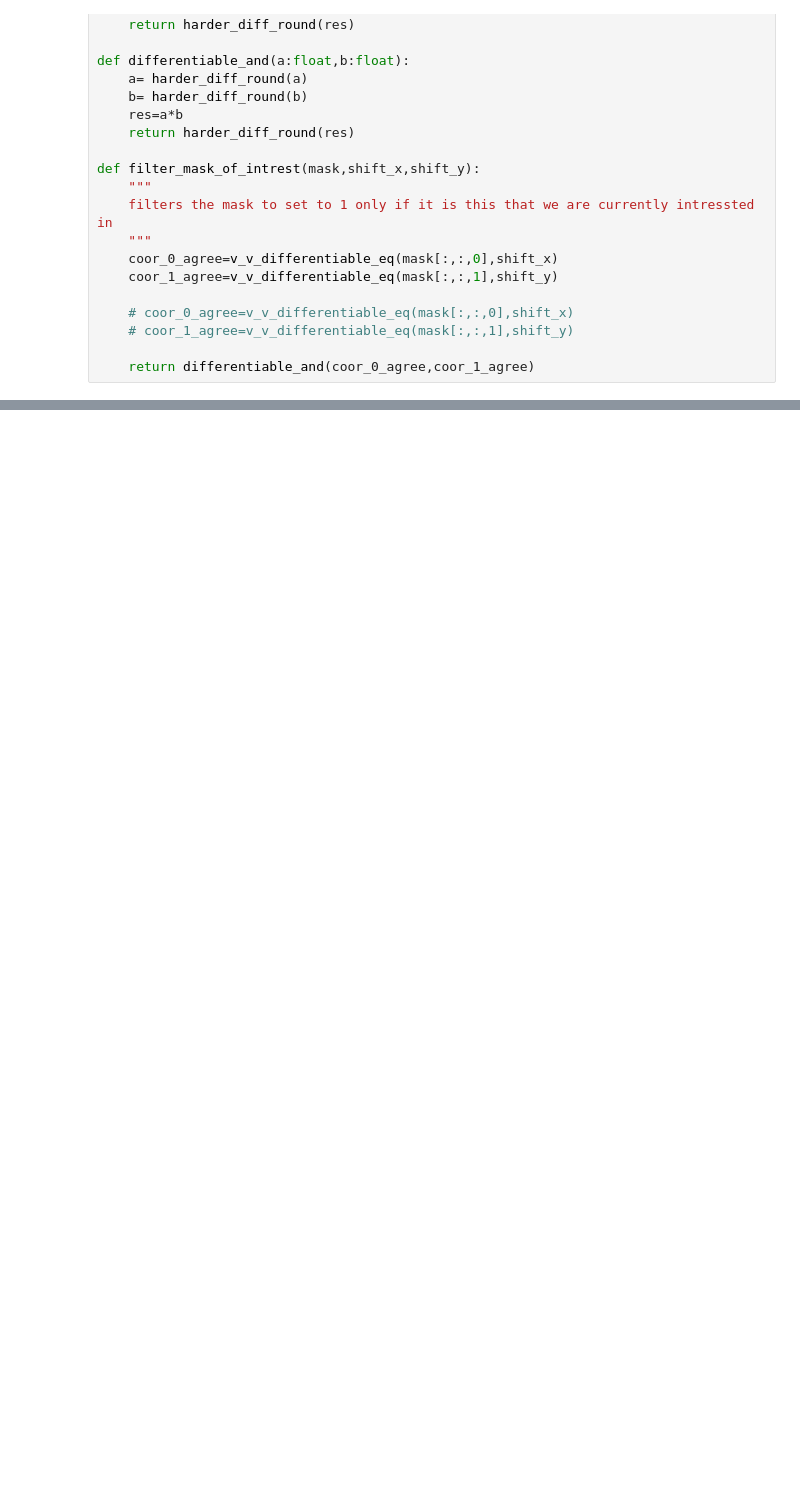
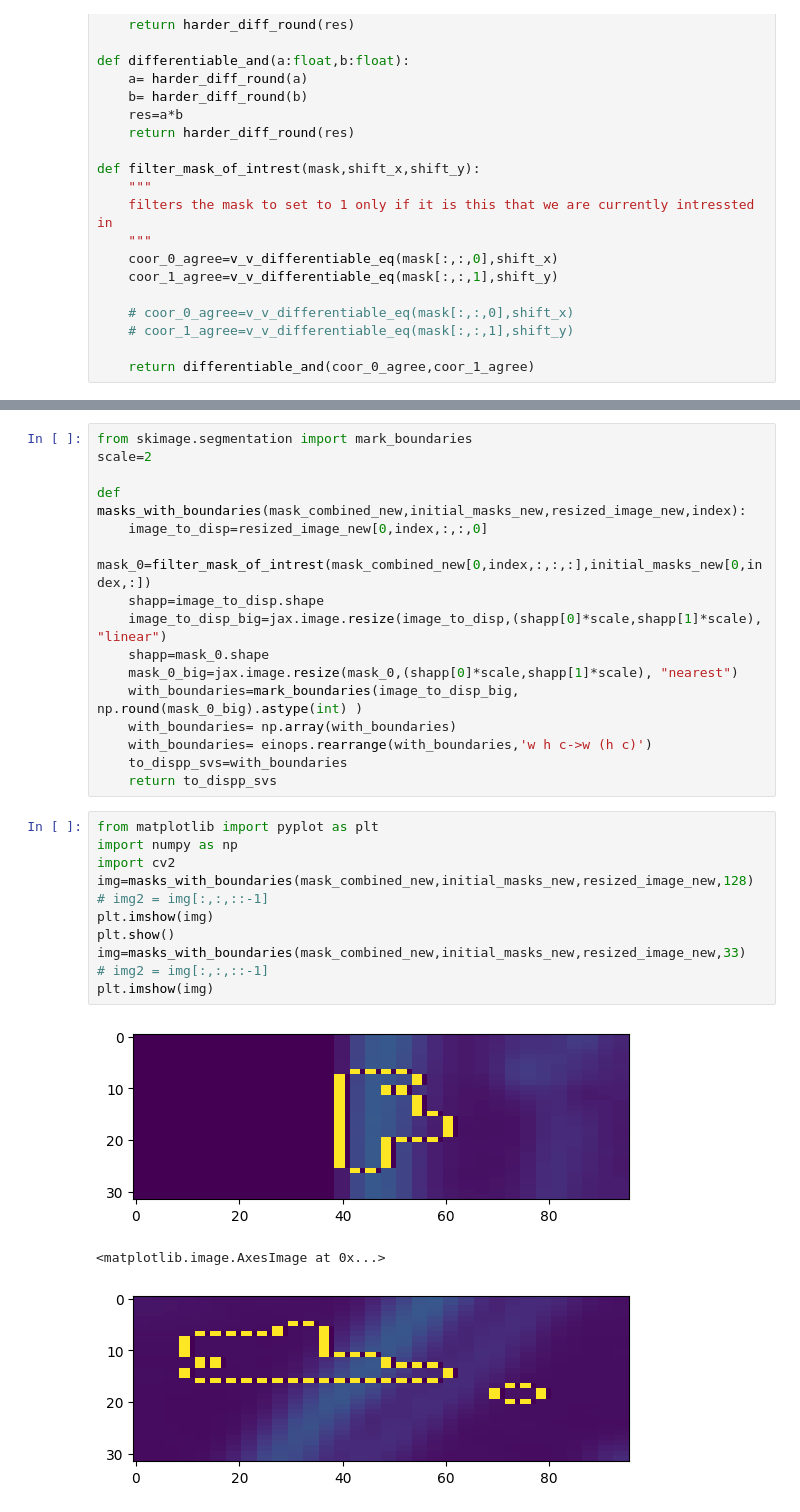
Before and after one commit to jakubMitura14/Jax_cuda_med, a Jupyter notebook: sin_jax_debug.ipynb, the cells around one changed output, grey strips where cells are left out. Saved outputs shown, nothing was run; the diff lists cells and outputs as text; blank space fills up the shorter version.

```diff
--- a/sin_jax_debug.ipynb
+++ b/sin_jax_debug.ipynb
@@ -508,0 +1338,31 @@ ValueError: Inconsistent batch axis sizes: {1, 4}
+# %%
+from skimage.segmentation import mark_boundaries
+scale=2
+
+def masks_with_boundaries(mask_combined_new,initial_masks_new,resized_image_new,index):
+    image_to_disp=resized_image_new[0,index,:,:,0]
+    mask_0=filter_mask_of_intrest(mask_combined_new[0,index,:,:,:],initial_masks_new[0,index,:])
+    shapp=image_to_disp.shape
+    image_to_disp_big=jax.image.resize(image_to_disp,(shapp[0]*scale,shapp[1]*scale), "linear")
+    shapp=mask_0.shape
+    mask_0_big=jax.image.resize(mask_0,(shapp[0]*scale,shapp[1]*scale), "nearest")
+    with_boundaries=mark_boundaries(image_to_disp_big, np.round(mask_0_big).astype(int) )
+    with_boundaries= np.array(with_boundaries)
+    with_boundaries= einops.rearrange(with_boundaries,'w h c->w (h c)')
+    to_dispp_svs=with_boundaries
+    return to_dispp_svs
+# %%
+from matplotlib import pyplot as plt
+import numpy as np
+import cv2
+img=masks_with_boundaries(mask_combined_new,initial_masks_new,resized_image_new,128)
+# img2 = img[:,:,::-1]
+plt.imshow(img)
+plt.show()
+img=masks_with_boundaries(mask_combined_new,initial_masks_new,resized_image_new,33)
+# img2 = img[:,:,::-1]
+plt.imshow(img)
+# %% [output]
+[figure, added]
+<matplotlib.image.AxesImage at 0x...>
+[figure, added]
```
Also changed, not shown: parts of 16 cells of this notebook, 5 other files.
